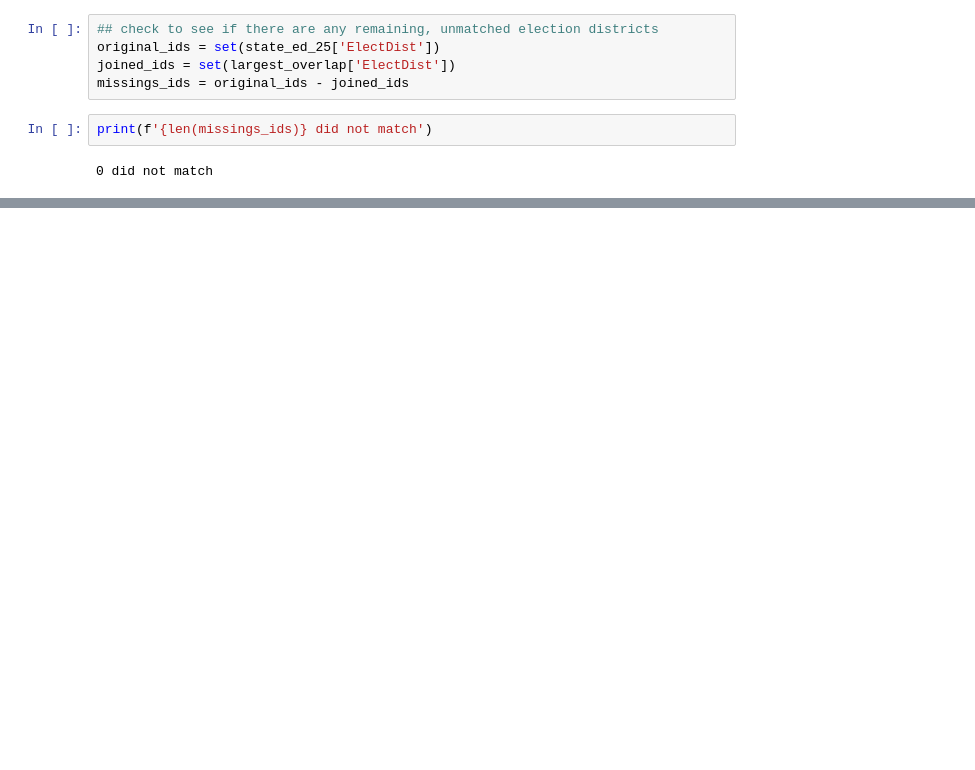
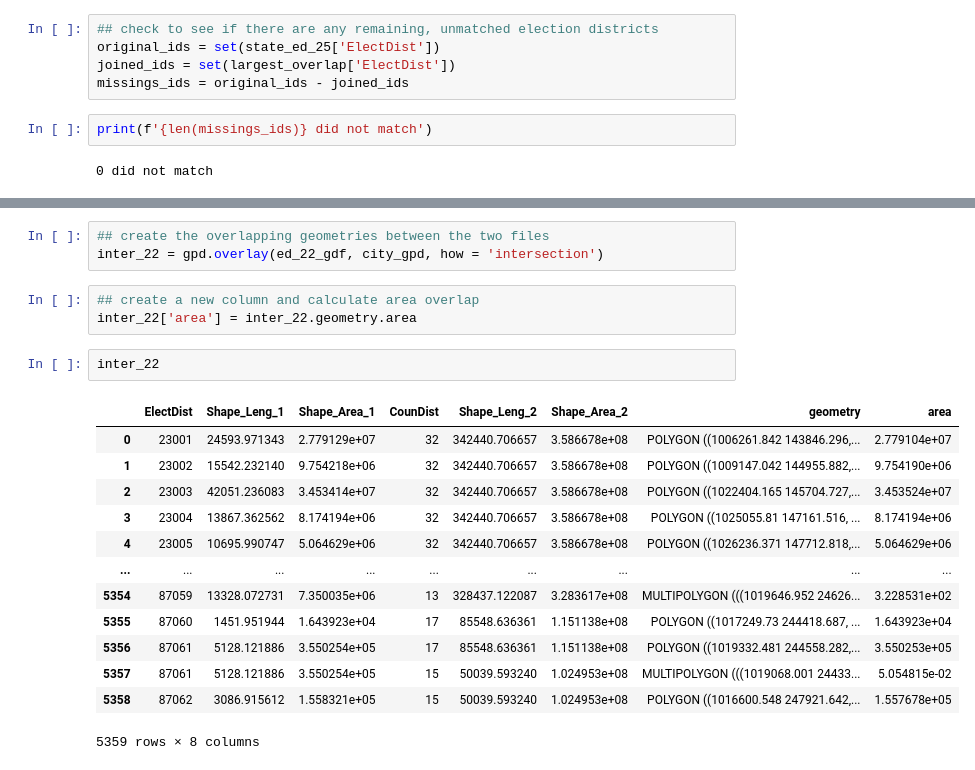
Before and after one commit to miahollie/20250506-kyd, a Jupyter notebook: notebooks/kyd-23cd-25ed-crosswalk.ipynb, the cells around one changed output, grey strips where cells are left out. Saved outputs shown, nothing was run; the diff lists cells and outputs as text; blank space fills up the shorter version.

```diff
--- a/notebooks/kyd-23cd-25ed-crosswalk.ipynb
+++ b/notebooks/kyd-23cd-25ed-crosswalk.ipynb
@@ -186,0 +180,22 @@ print(f'{len(missings_ids)} did not match')
+# %%
+## create the overlapping geometries between the two files
+inter_22 = gpd.overlay(ed_22_gdf, city_gpd, how = 'intersection')
+# %%
+## create a new column and calculate area overlap
+inter_22['area'] = inter_22.geometry.area
+# %%
+inter_22
+# %% [output]
+|  | ElectDist | Shape_Leng_1 | Shape_Area_1 | CounDist | Shape_Leng_2 | Shape_Area_2 | geometry | area |
+| 0 | 23001 | 24593.971343 | 2.779129e+07 | 32 | 342440.706657 | 3.586678e+08 | POLYGON ((1006261.842 143846.296,... | 2.779104e+07 |
+| 1 | 23002 | 15542.232140 | 9.754218e+06 | 32 | 342440.706657 | 3.586678e+08 | POLYGON ((1009147.042 144955.882,... | 9.754190e+06 |
+| 2 | 23003 | 42051.236083 | 3.453414e+07 | 32 | 342440.706657 | 3.586678e+08 | POLYGON ((1022404.165 145704.727,... | 3.453524e+07 |
+| 3 | 23004 | 13867.362562 | 8.174194e+06 | 32 | 342440.706657 | 3.586678e+08 | POLYGON ((1025055.81 147161.516, ... | 8.174194e+06 |
+| 4 | 23005 | 10695.990747 | 5.064629e+06 | 32 | 342440.706657 | 3.586678e+08 | POLYGON ((1026236.371 147712.818,... | 5.064629e+06 |
+| ... | ... | ... | ... | ... | ... | ... | ... | ... |
+| 5354 | 87059 | 13328.072731 | 7.350035e+06 | 13 | 328437.122087 | 3.283617e+08 | MULTIPOLYGON (((1019646.952 24626... | 3.228531e+02 |
+| 5355 | 87060 | 1451.951944 | 1.643923e+04 | 17 | 85548.636361 | 1.151138e+08 | POLYGON ((1017249.73 244418.687, ... | 1.643923e+04 |
+| 5356 | 87061 | 5128.121886 | 3.550254e+05 | 17 | 85548.636361 | 1.151138e+08 | POLYGON ((1019332.481 244558.282,... | 3.550253e+05 |
+| 5357 | 87061 | 5128.121886 | 3.550254e+05 | 15 | 50039.593240 | 1.024953e+08 | MULTIPOLYGON (((1019068.001 24433... | 5.054815e-02 |
+| 5358 | 87062 | 3086.915612 | 1.558321e+05 | 15 | 50039.593240 | 1.024953e+08 | POLYGON ((1016600.548 247921.642,... | 1.557678e+05 |
+5359 rows × 8 columns
```
Also changed, not shown: parts of 22 cells of this notebook, 6 other files.
